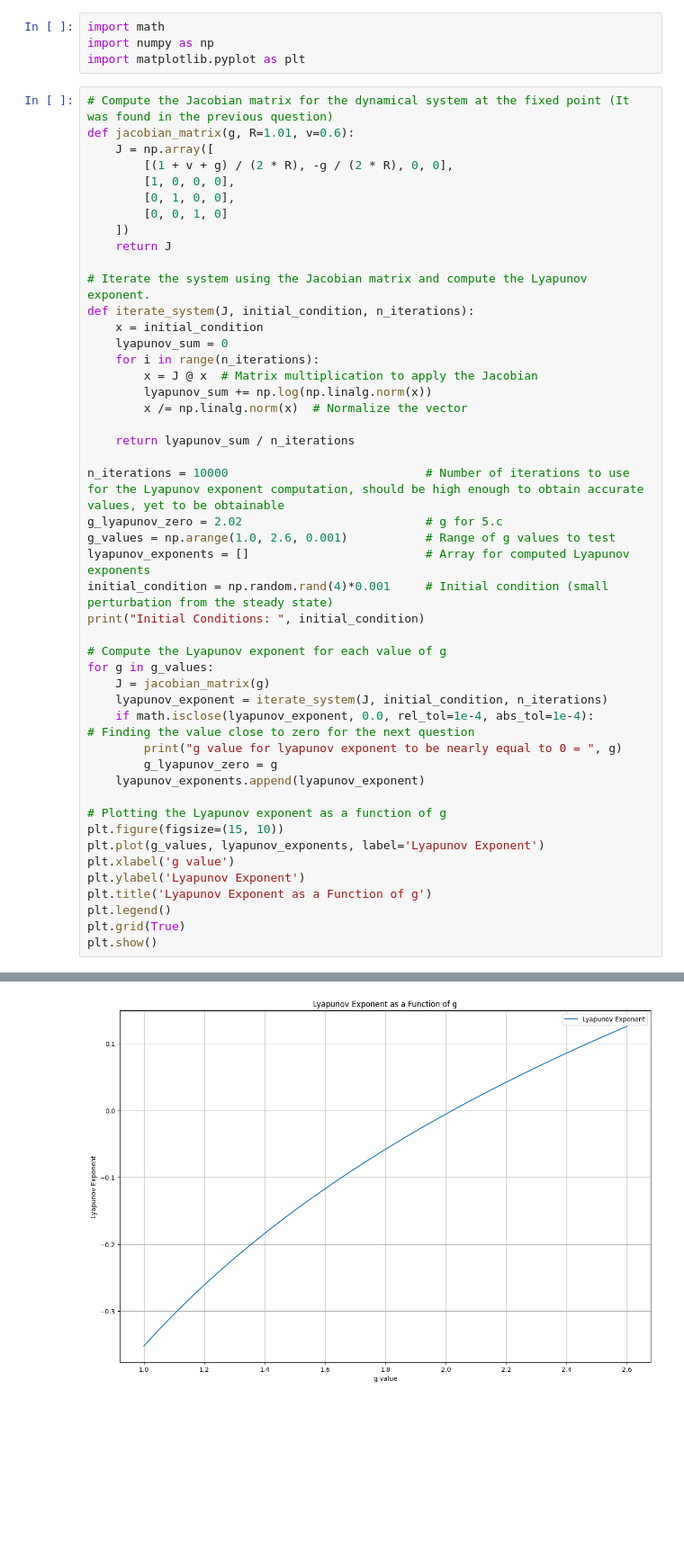
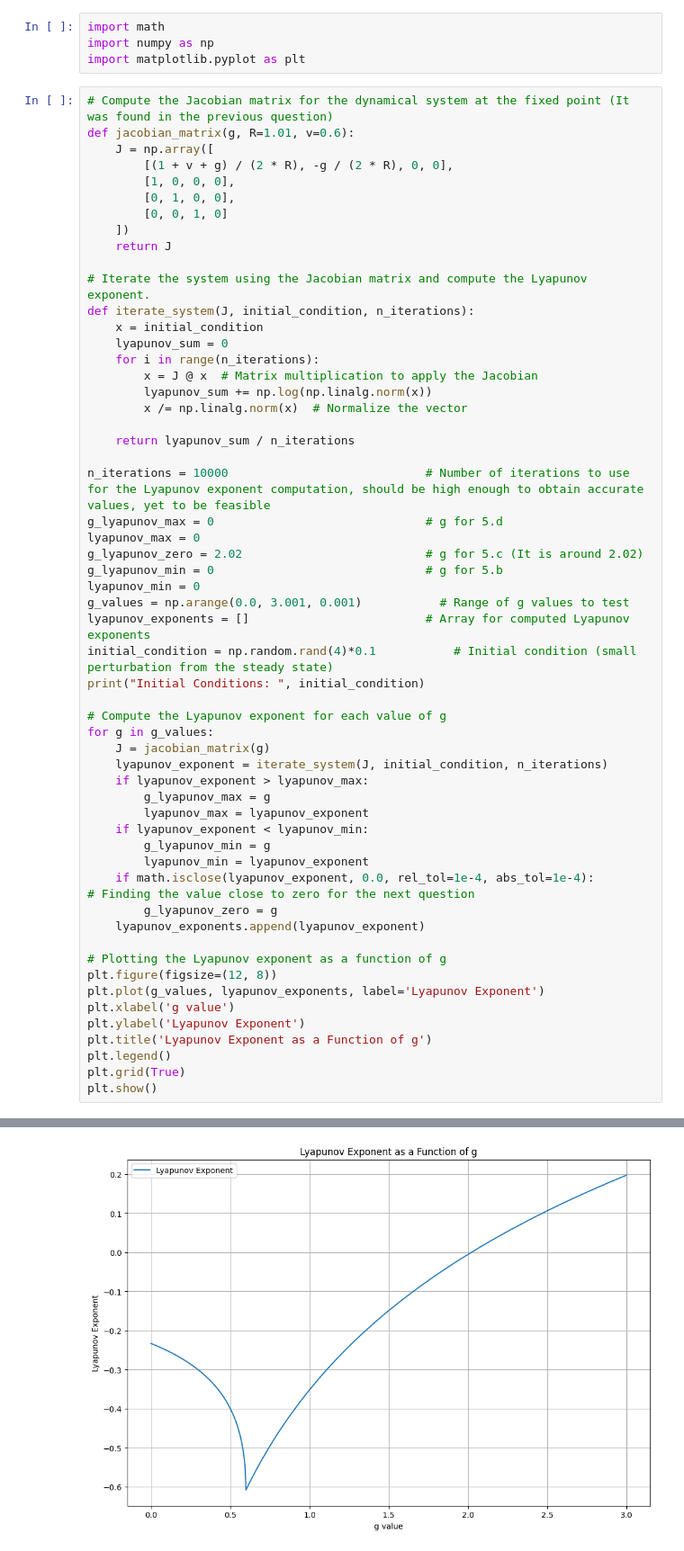
Before and after one commit to pmchrist/CED-1-Assignments, a Jupyter notebook: Assignment_2/Q5.ipynb, the cells around one changed output, grey strips where cells are left out. Shown at 90% size. Drawn from its saved outputs; the diff is of its cells as text; blank space fills up the shorter version.

```diff
--- a/Assignment_2/Q5.ipynb
+++ b/Assignment_2/Q5.ipynb
@@ -24,24 +24,33 @@ def iterate_system(J, initial_condition, n_iterations):
 
     return lyapunov_sum / n_iterations
 
-n_iterations = 10000                            # Number of iterations to use for the Lyapunov exponent computation, should be high enough to obtain accurate values, yet to be obtainable
-g_lyapunov_zero = 2.02                          # g for 5.c
-g_values = np.arange(1.0, 2.6, 0.001)           # Range of g values to test
+n_iterations = 10000                            # Number of iterations to use for the Lyapunov exponent computation, should be high enough to obtain accurate values, yet to be feasible
+g_lyapunov_max = 0                              # g for 5.d
+lyapunov_max = 0
+g_lyapunov_zero = 2.02                          # g for 5.c (It is around 2.02)
+g_lyapunov_min = 0                              # g for 5.b
+lyapunov_min = 0
+g_values = np.arange(0.0, 3.001, 0.001)           # Range of g values to test
 lyapunov_exponents = []                         # Array for computed Lyapunov exponents
-initial_condition = np.random.rand(4)*0.001     # Initial condition (small perturbation from the steady state)
+initial_condition = np.random.rand(4)*0.1           # Initial condition (small perturbation from the steady state)
 print("Initial Conditions: ", initial_condition)
 
 # Compute the Lyapunov exponent for each value of g
 for g in g_values:
     J = jacobian_matrix(g)
     lyapunov_exponent = iterate_system(J, initial_condition, n_iterations)
+    if lyapunov_exponent > lyapunov_max:
+        g_lyapunov_max = g
+        lyapunov_max = lyapunov_exponent
+    if lyapunov_exponent < lyapunov_min:
+        g_lyapunov_min = g
+        lyapunov_min = lyapunov_exponent
     if math.isclose(lyapunov_exponent, 0.0, rel_tol=1e-4, abs_tol=1e-4):        # Finding the value close to zero for the next question
-        print("g value for lyapunov exponent to be nearly equal to 0 = ", g)
         g_lyapunov_zero = g
     lyapunov_exponents.append(lyapunov_exponent)
 
 # Plotting the Lyapunov exponent as a function of g
-plt.figure(figsize=(15, 10))
+plt.figure(figsize=(12, 8))
 plt.plot(g_values, lyapunov_exponents, label='Lyapunov Exponent')
 plt.xlabel('g value')
 plt.ylabel('Lyapunov Exponent')
@@ -55,2 +63,2 @@ g value for lyapunov exponent to be nearly equal to 0 =  2.0229999999998873
-[figure, old version]
+[figure, new version]
 # %%
```
Also changed, not shown: parts of 4 cells of this notebook.
